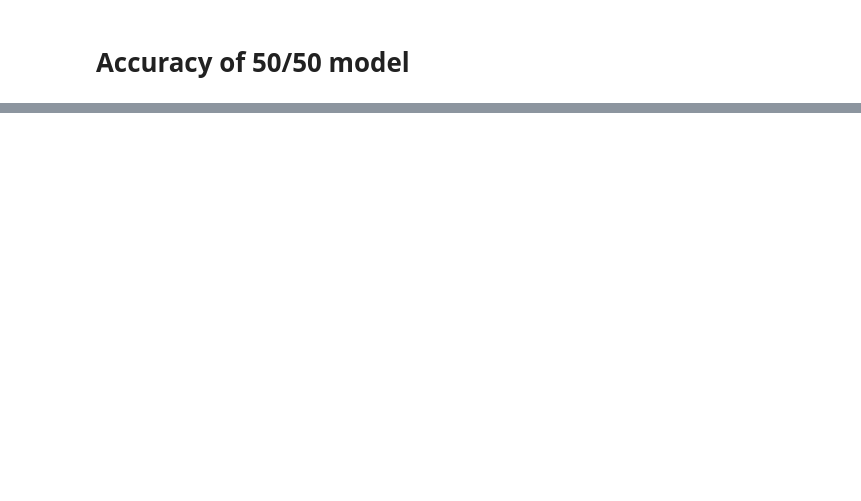
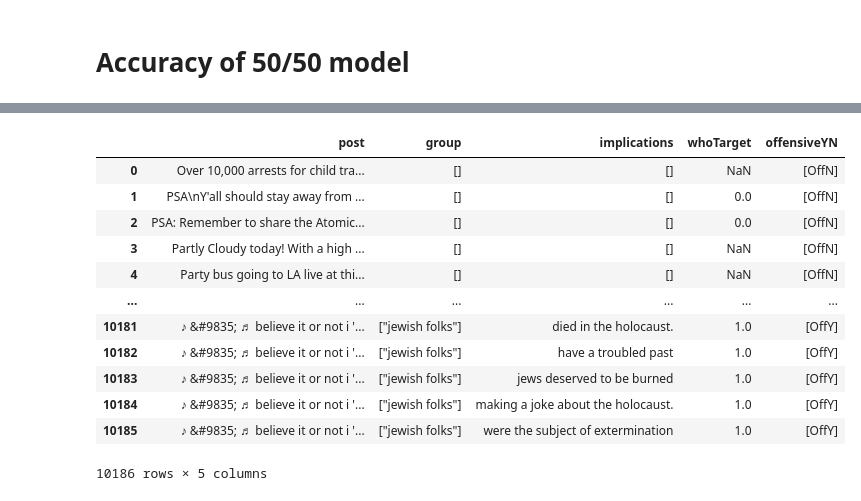
Before and after one commit to nandsra21/NLPProject, a Jupyter notebook: csv_manipulate.ipynb, the cells around one changed output, grey strips where cells are left out. Cells and saved outputs as stored; diff of their text form; code cells hidden in the pictures; blank space fills up the shorter version.

Commit message:
adding notebook changes. FINAL notebook is clean - the other is my workspace. I cleaned up the generation of dataframe using pandas.explode() and literal_eval

```diff
--- a/csv_manipulate.ipynb
+++ b/csv_manipulate.ipynb
@@ -1350,0 +915,43 @@ accuracy_score
+# %%
+def literal_return(val):
+    try:
+        return ast.literal_eval(val)
+    except (ValueError, SyntaxError) as e:
+        return []
+# %%
+import ast
+i = 0;
+original_len = len(dev_csv)
+while i < original_len:
+    list_val = literal_return(dev_csv["implications"].tolist()[i])
+    if (list_val != None and len(list_val) != 0):
+        s=dev_csv.iloc[[i],] # pick the row you want to do repeat
+        s=s.reindex(s.index.repeat(len(list_val)))# repeat the row by the giving number
+        s.loc[:,'implications']=list_val # change the value
+        dev_csv=pd.concat([dev_csv,s]) #append to the original df
+        dev_csv.reset_index(drop=True, inplace=True)
+    i = i + 1
+
+#do final pass over the implications and get rid of list format
+i = 0;
+while i < original_len:
+    if "[" in dev_csv["implications"].tolist()[i]:
+        dev_csv.drop(index=i, axis=0, inplace=True)
+        dev_csv.reset_index()
+    i = i + 1
+
+dev_csv.reset_index(drop=True)
+# %% [output]
+|  | post | group | implications | whoTarget | offensiveYN |
+| 0 | Over 10,000 arrests for child tra... | [] | [] | NaN | [OffN] |
+| 1 | PSA\nY'all should stay away from ... | [] | [] | 0.0 | [OffN] |
+| 2 | PSA: Remember to share the Atomic... | [] | [] | 0.0 | [OffN] |
+| 3 | Partly Cloudy today! With a high ... | [] | [] | NaN | [OffN] |
+| 4 | Party bus going to LA live at thi... | [] | [] | NaN | [OffN] |
+| ... | ... | ... | ... | ... | ... |
+| 10181 | ♪ &#9835; ♬ believe it or not i '... | ["jewish folks"] | died in the holocaust. | 1.0 | [OffY] |
+| 10182 | ♪ &#9835; ♬ believe it or not i '... | ["jewish folks"] | have a troubled past | 1.0 | [OffY] |
+| 10183 | ♪ &#9835; ♬ believe it or not i '... | ["jewish folks"] | jews deserved to be burned | 1.0 | [OffY] |
+| 10184 | ♪ &#9835; ♬ believe it or not i '... | ["jewish folks"] | making a joke about the holocaust. | 1.0 | [OffY] |
+| 10185 | ♪ &#9835; ♬ believe it or not i '... | ["jewish folks"] | were the subject of extermination | 1.0 | [OffY] |
+10186 rows × 5 columns
```
Also changed, not shown: parts of 91 cells of this notebook.
